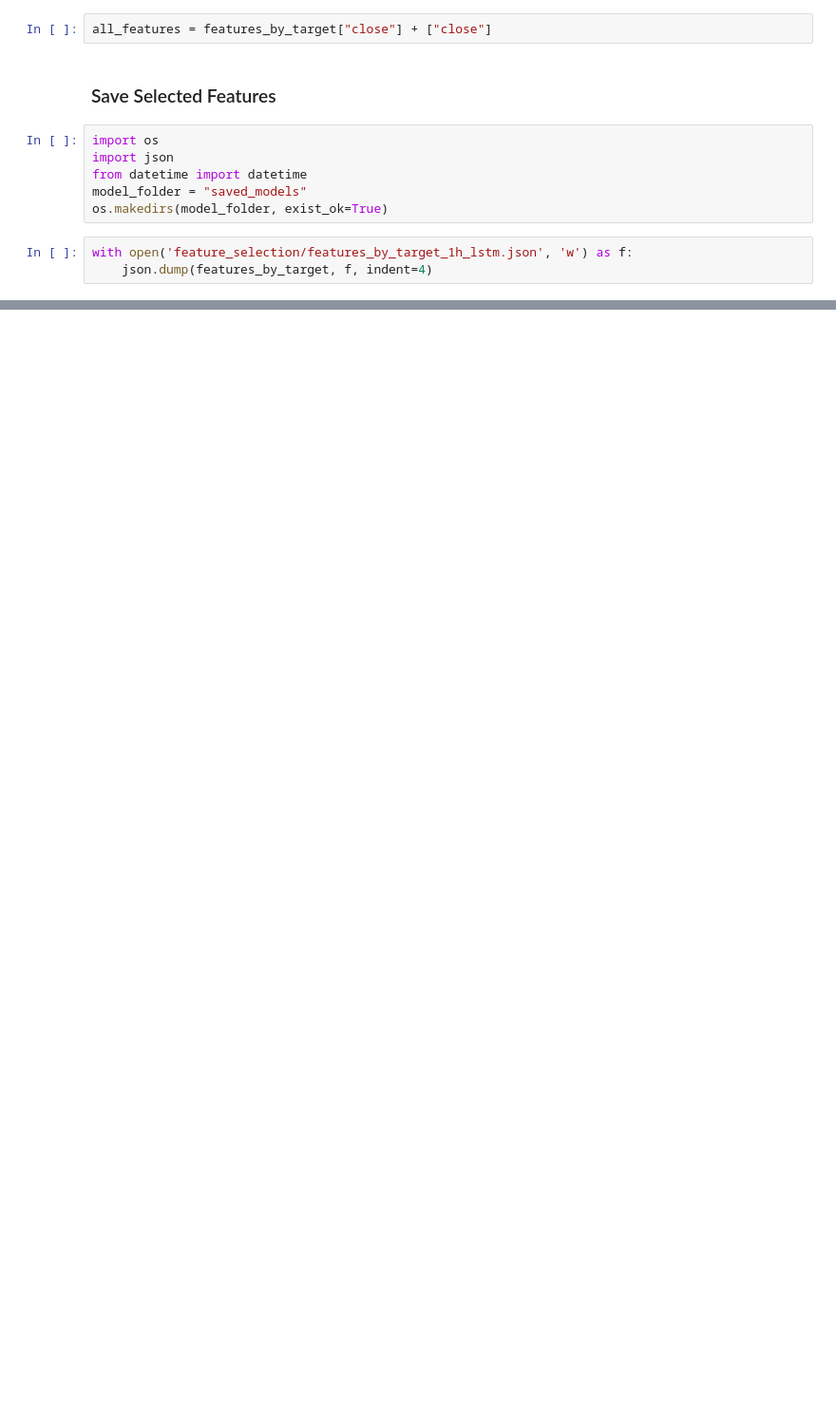
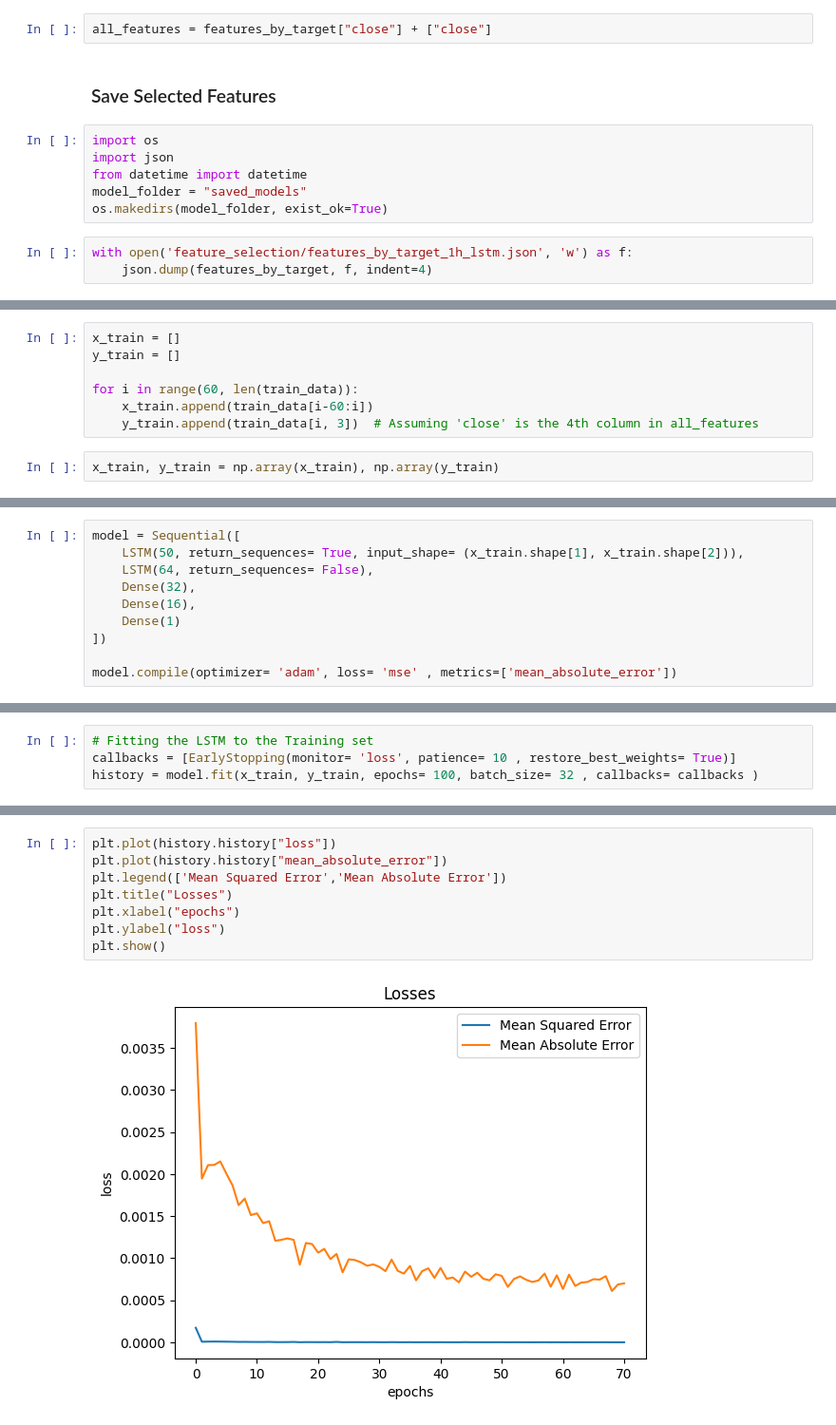
Before and after one commit to slamina-pf/data_analysis_trading_bot, a Jupyter notebook: workbooks/06_model_lstm_training_1h.ipynb, the cells around one changed output, grey strips where cells are left out. Shown at 95% size. Saved outputs shown, nothing was run; the diff lists cells and outputs as text; blank space fills up the shorter version.

Commit message:
Finishing with the training and testing. Tommorow prediction of 30

```diff
--- a/workbooks/06_model_lstm_training_1h.ipynb
+++ b/workbooks/06_model_lstm_training_1h.ipynb
@@ -893,0 +641,9 @@ plt.show()
+# %%
+x_train = []
+y_train = []
+
+for i in range(60, len(train_data)):
+    x_train.append(train_data[i-60:i])
+    y_train.append(train_data[i, 3])  # Assuming 'close' is the 4th column in all_features
+# %%
+x_train, y_train = np.array(x_train), np.array(y_train)
@@ -893,0 +661,10 @@ plt.show()
+# %%
+model = Sequential([
+    LSTM(50, return_sequences= True, input_shape= (x_train.shape[1], x_train.shape[2])),
+    LSTM(64, return_sequences= False),
+    Dense(32),
+    Dense(16),
+    Dense(1)
+])
+
+model.compile(optimizer= 'adam', loss= 'mse' , metrics=['mean_absolute_error'])
@@ -893,0 +695,4 @@ plt.show()
+# %%
+# Fitting the LSTM to the Training set
+callbacks = [EarlyStopping(monitor= 'loss', patience= 10 , restore_best_weights= True)]
+history = model.fit(x_train, y_train, epochs= 100, batch_size= 32 , callbacks= callbacks )
@@ -893,0 +719,10 @@ plt.show()
+# %%
+plt.plot(history.history["loss"])
+plt.plot(history.history["mean_absolute_error"])
+plt.legend(['Mean Squared Error','Mean Absolute Error'])
+plt.title("Losses")
+plt.xlabel("epochs")
+plt.ylabel("loss")
+plt.show()
+# %% [output]
+[figure, added]
```
Also changed, not shown: parts of 71 cells of this notebook, 1 other file.
